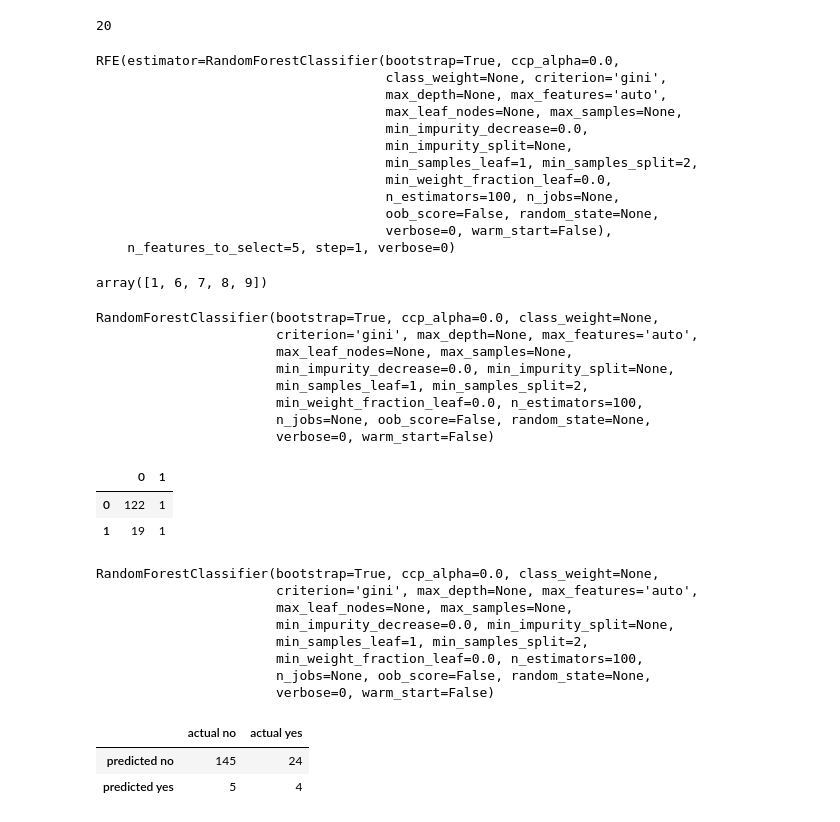
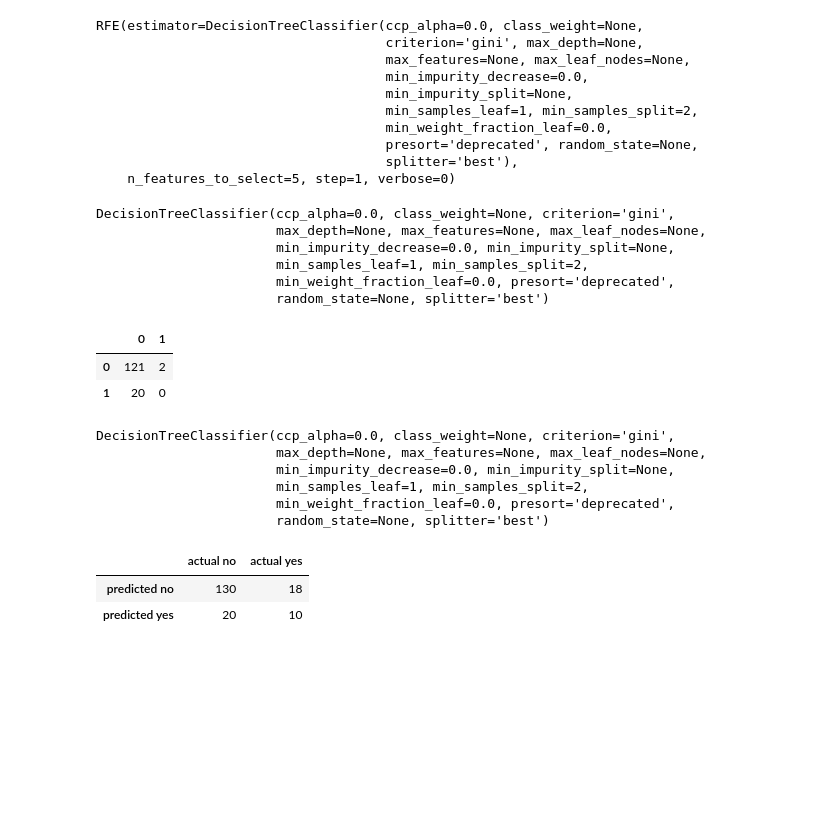
Before and after one commit to UBC-MDS/522-Workflows-Group-414, a Jupyter notebook: ML.ipynb, the cells around one changed output. Saved outputs shown, nothing was run; the diff lists cells and outputs as text; code cells hidden in the pictures; blank space fills up the shorter version.

```diff
--- a/ML.ipynb
+++ b/ML.ipynb
@@ -367,65 +271,55 @@ fs.ftr_
-# %%
-rf.max_features
-# %% [output]
-20
 # %%
-rfe  =RFE(RandomForestClassifier(), n_features_to_select=5)
+rfe =RFE(DecisionTreeClassifier(), n_features_to_select=5)
 
 rfe.fit(questions_train_df, y_train)
 # %% [output]
-RFE(estimator=RandomForestClassifier(bootstrap=True, ccp_alpha=0.0,
-                                     class_weight=None, criterion='gini',
-                                     max_depth=None, max_features='auto',
-                                     max_leaf_nodes=None, max_samples=None,
+RFE(estimator=DecisionTreeClassifier(ccp_alpha=0.0, class_weight=None,
+                                     criterion='gini', max_depth=None,
+                                     max_features=None, max_leaf_nodes=None,
                                      min_impurity_decrease=0.0,
                                      min_impurity_split=None,
                                      min_samples_leaf=1, min_samples_split=2,
                                      min_weight_fraction_leaf=0.0,
-                                     n_estimators=100, n_jobs=None,
-                                     oob_score=False, random_state=None,
-                                     verbose=0, warm_start=False),
+                                     presort='deprecated', random_state=None,
+                                     splitter='best'),
     n_features_to_select=5, step=1, verbose=0)
 # %%
-np.where(rfe.ranking_ == 1)[0]
+# The top 5 questions:
+
+top_five = np.where(rfe.ranking_ == 1)[0]
-# %% [output]
-array([1, 6, 7, 8, 9])
 # %%
-X_train_best_5 = questions_train_df.to_numpy()[:,np.where(rfe.ranking_ == 1)[0]]
-X_test_best_5 = questions_test_df.to_numpy()[:,np.where(rfe.ranking_ == 1)[0]]
-X_valid_best_5 = questions_valid_df.to_numpy()[:,np.where(rfe.ranking_ == 1)[0]]
+X_train_best_5 = questions_train_df.to_numpy()[:,top_five]
+X_test_best_5 = questions_test_df.to_numpy()[:,top_five]
+X_valid_best_5 = questions_valid_df.to_numpy()[:,top_five]
 # %%
-rf2 = RandomForestClassifier()
+dt2 = DecisionTreeClassifier()
 
-rf2.fit(X_train_best_5, y_train)
+dt2.fit(X_train_best_5, y_train)
 # %% [output]
-RandomForestClassifier(bootstrap=True, ccp_alpha=0.0, class_weight=None,
-                       criterion='gini', max_depth=None, max_features='auto',
-                       max_leaf_nodes=None, max_samples=None,
+DecisionTreeClassifier(ccp_alpha=0.0, class_weight=None, criterion='gini',
+                       max_depth=None, max_features=None, max_leaf_nodes=None,
                        min_impurity_decrease=0.0, min_impurity_split=None,
                        min_samples_leaf=1, min_samples_split=2,
-                       min_weight_fraction_leaf=0.0, n_estimators=100,
-                       n_jobs=None, oob_score=False, random_state=None,
-                       verbose=0, warm_start=False)
+                       min_weight_fraction_leaf=0.0, presort='deprecated',
+                       random_state=None, splitter='best')
 # %%
-pd.DataFrame(confusion_matrix(y_valid, rf2.predict(X_valid_best_5)))
+pd.DataFrame(confusion_matrix(y_valid, dt2.predict(X_valid_best_5)))
 # %% [output]
 |  | 0 | 1 |
-| 0 | 122 | 1 |
-| 1 | 19 | 1 |
+| 0 | 121 | 2 |
+| 1 | 20 | 0 |
 # %%
 # Using just the top 5 questions gets a much worse result than using all the features
 # %%
 # Try all questions:
-rf3 = RandomForestClassifier()
+dt3 = DecisionTreeClassifier()
 
-rf3.fit(questions_train_df, y_train)
+dt3.fit(questions_train_df, y_train)
 # %% [output]
-RandomForestClassifier(bootstrap=True, ccp_alpha=0.0, class_weight=None,
-                       criterion='gini', max_depth=None, max_features='auto',
-                       max_leaf_nodes=None, max_samples=None,
+DecisionTreeClassifier(ccp_alpha=0.0, class_weight=None, criterion='gini',
+                       max_depth=None, max_features=None, max_leaf_nodes=None,
                        min_impurity_decrease=0.0, min_impurity_split=None,
                        min_samples_leaf=1, min_samples_split=2,
-                       min_weight_fraction_leaf=0.0, n_estimators=100,
-                       n_jobs=None, oob_score=False, random_state=None,
-                       verbose=0, warm_start=False)
+                       min_weight_fraction_leaf=0.0, presort='deprecated',
+                       random_state=None, splitter='best')
 # %%
@@ -434,8 +328,8 @@ conf_matrix = pd.DataFrame(confusion_matrix(y_test, rf.predict(X_test)))
 final_matrix = conf_matrix.rename(columns={0:"predicted no", 1:'predicted yes'},
                   index={0:"actual no", 1:'actual yes'}).swapaxes(0,1)
 
-pd.to_cs
+final_matrix#.to_csv('data/confusion_matrix.csv')
 # %% [output]
 |  | actual no | actual yes |
-| predicted no | 145 | 24 |
-| predicted yes | 5 | 4 |
+| predicted no | 130 | 18 |
+| predicted yes | 20 | 10 |
```
Also changed, not shown: parts of 24 cells of this notebook, 2 other files.
